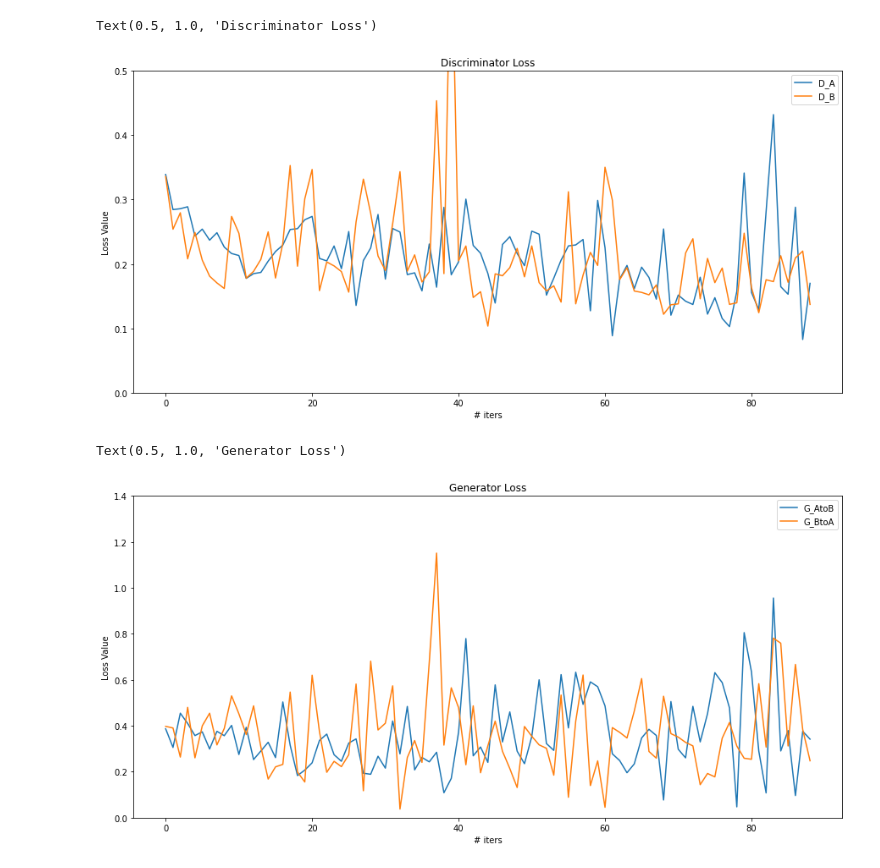
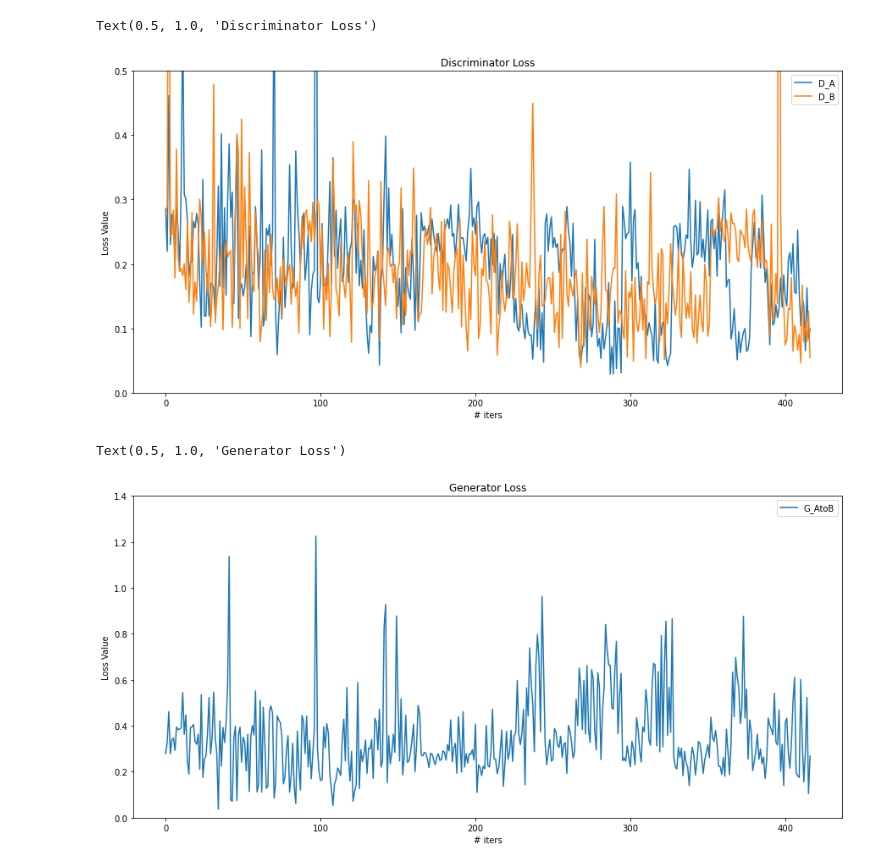
Before and after one commit to darkmatter18/Underwater-image-enhancement, a Jupyter notebook: progress/8. Loss_Graph.ipynb, the cells around one changed output. Drawn from its saved outputs; the diff is of its cells as text; code cells hidden in the pictures.

```diff
--- a/progress/8. Loss_Graph.ipynb
+++ b/progress/8. Loss_Graph.ipynb
@@ -2,7 +2,7 @@
 import pickle
 import matplotlib.pyplot as plt
 # %%
-filename = './models_uwie_v181_loss_stats.pkl'
+filename = './models_uwie_v1901603173146_loss_stats_1604291157.pkl'
 # %%
 with open(filename, 'rb') as f:
     losses = pickle.load(f)
@@ -24,19 +24,19 @@ plt.ylim((0, 0.5))
 plt.title("Discriminator Loss")
 # %% [output]
 Text(0.5, 1.0, 'Discriminator Loss')
-[figure, old version]
+[figure, new version]
 # %%
 plt.figure(figsize=(15,7))
 plt.plot(losses['loss_G_AtoB'], label="G_AtoB")
-plt.plot(losses['loss_G_BtoA'], label="G_BtoA")
+#plt.plot(losses['loss_G_BtoA'], label="G_BtoA")
 plt.legend()
 plt.xlabel('# iters')
 plt.ylabel('Loss Value')
 plt.ylim((0, 1.4))
 plt.title("Generator Loss")
 # %% [output]
 Text(0.5, 1.0, 'Generator Loss')
-[figure, old version]
+[figure, new version]
 # %%
 plt.figure(figsize=(15,7))
 plt.plot(losses['cycle_loss_A'], label="Cycle_A")
```
Also changed, not shown: parts of 2 cells of this notebook, 8 other files.
